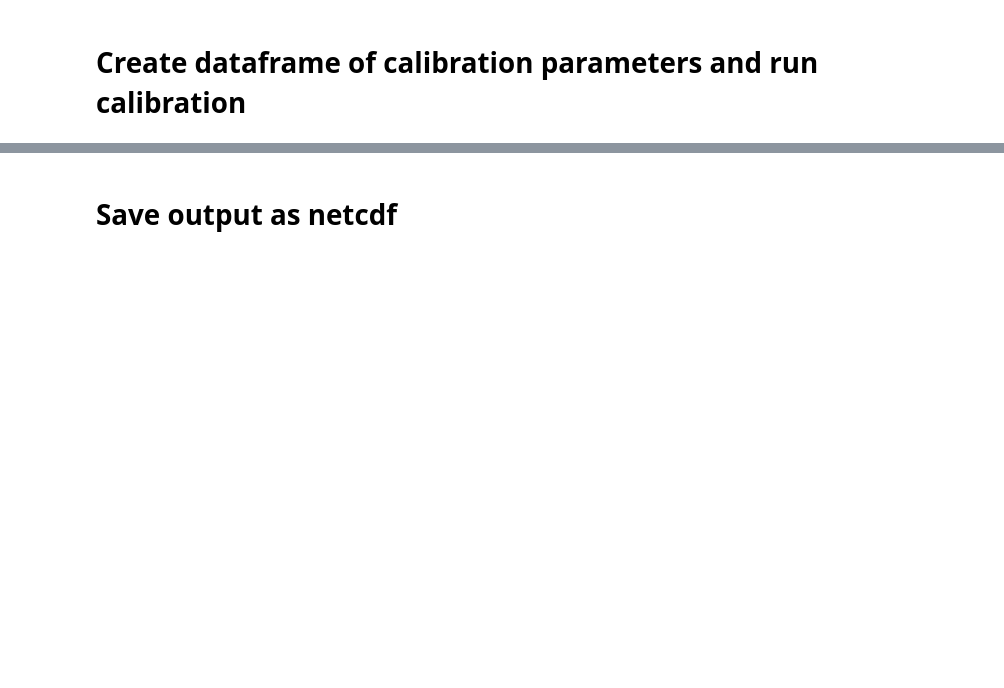
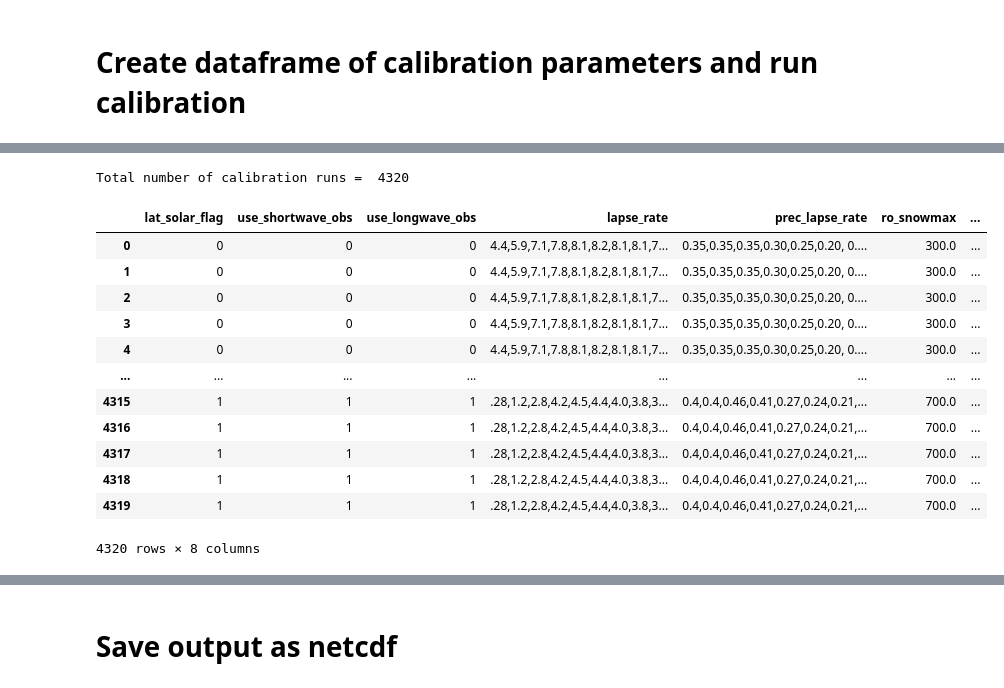
Before and after one commit to snowmodel-tools/calibration_python, a Jupyter notebook: Calibrate_SnowModel.ipynb, the cells around one changed output, grey strips where cells are left out. Saved outputs shown, nothing was run; the diff lists cells and outputs as text; code cells hidden in the pictures; blank space fills up the shorter version.

```diff
--- a/Calibrate_SnowModel.ipynb
+++ b/Calibrate_SnowModel.ipynb
@@ -316,0 +375,65 @@ Wall time: 32.5 ms
+# %%
+#Calibration parameters
+
+#snowfall_frac = [1,2,3]
+#if = 1 ->
+#T_threshold = arange(float(base ['T_threshold'][0])-2,float(base ['T_threshold'][0])+2,1)
+#if = 3 -> base['T_Left,T_Right']
+#figure out how to parse these
+
+#snowfall_frac = [3]
+#T_L_R = [base['T_Left,T_Right'][0],'-2,1','-2,2','-2,3','-1,1','-1,2','-1,3','0,2','0,3']
+
+
+#wind_lapse_rate = arange(float(base ['wind_lapse_rate'][0]),
+#                  float(base ['wind_lapse_rate'][0])+1.5,.5)
+#gap_frac = arange(.2,1,.2)
+
+lat_solar_flag = [0,1]
+
+use_shortwave_obs = [0,1]
+
+use_longwave_obs = [0,1]
+
+lapse_rate= [base['lapse_rate'][0],
+             '.28,1.2,2.8,4.2,4.5,4.4,4.0,3.8,3.7,3.4,2.6,0.87']
+prec_lapse_rate = [base ['prec_lapse_rate'][0],
+                   '0.4,0.4,0.46,0.41,0.27,0.24,0.21,0.17,0.22,0.32,0.43,0.39']
+
+ro_snowmax=arange(float(base ['ro_snowmax'][0])-250,
+                  float(base ['ro_snowmax'][0])+200,50)
+
+cf_precip_scalar=arange(float(base ['cf_precip_scalar'][0])-.3,
+                        float(base ['cf_precip_scalar'][0])+.2,.1)
+# add cf_precip_flag = 3
+ro_adjust=arange(float(base ['ro_adjust'][0])-1,
+                 float(base ['ro_adjust'][0])+2,1)
+
+Total_runs = len(lat_solar_flag) * len(use_shortwave_obs)* \
+len(use_longwave_obs) * len(lapse_rate) * len(prec_lapse_rate) * \
+len(ro_snowmax)*len(cf_precip_scalar)*len(ro_adjust)
+print('Total number of calibration runs = ',Total_runs)
+# %% [output]
+Total number of calibration runs =  4320
+# %%
+parameters = [lat_solar_flag,use_shortwave_obs,use_longwave_obs,lapse_rate,
+              prec_lapse_rate,ro_snowmax,cf_precip_scalar,ro_adjust]
+data = list(itertools.product(*parameters))
+input_params = pd.DataFrame(data,columns=['lat_solar_flag','use_shortwave_obs',
+                                          'use_longwave_obs','lapse_rate','prec_lapse_rate',
+                                          'ro_snowmax','cf_precip_scalar','ro_adjust'])
+input_params
+# %% [output]
+|  | lat_solar_flag | use_shortwave_obs | use_longwave_obs | lapse_rate | prec_lapse_rate | ro_snowmax | ... |
+| 0 | 0 | 0 | 0 | 4.4,5.9,7.1,7.8,8.1,8.2,8.1,8.1,7... | 0.35,0.35,0.35,0.30,0.25,0.20, 0.... | 300.0 | ... |
+| 1 | 0 | 0 | 0 | 4.4,5.9,7.1,7.8,8.1,8.2,8.1,8.1,7... | 0.35,0.35,0.35,0.30,0.25,0.20, 0.... | 300.0 | ... |
+| 2 | 0 | 0 | 0 | 4.4,5.9,7.1,7.8,8.1,8.2,8.1,8.1,7... | 0.35,0.35,0.35,0.30,0.25,0.20, 0.... | 300.0 | ... |
+| 3 | 0 | 0 | 0 | 4.4,5.9,7.1,7.8,8.1,8.2,8.1,8.1,7... | 0.35,0.35,0.35,0.30,0.25,0.20, 0.... | 300.0 | ... |
+| 4 | 0 | 0 | 0 | 4.4,5.9,7.1,7.8,8.1,8.2,8.1,8.1,7... | 0.35,0.35,0.35,0.30,0.25,0.20, 0.... | 300.0 | ... |
+| ... | ... | ... | ... | ... | ... | ... | ... |
+| 4315 | 1 | 1 | 1 | .28,1.2,2.8,4.2,4.5,4.4,4.0,3.8,3... | 0.4,0.4,0.46,0.41,0.27,0.24,0.21,... | 700.0 | ... |
+| 4316 | 1 | 1 | 1 | .28,1.2,2.8,4.2,4.5,4.4,4.0,3.8,3... | 0.4,0.4,0.46,0.41,0.27,0.24,0.21,... | 700.0 | ... |
+| 4317 | 1 | 1 | 1 | .28,1.2,2.8,4.2,4.5,4.4,4.0,3.8,3... | 0.4,0.4,0.46,0.41,0.27,0.24,0.21,... | 700.0 | ... |
+| 4318 | 1 | 1 | 1 | .28,1.2,2.8,4.2,4.5,4.4,4.0,3.8,3... | 0.4,0.4,0.46,0.41,0.27,0.24,0.21,... | 700.0 | ... |
+| 4319 | 1 | 1 | 1 | .28,1.2,2.8,4.2,4.5,4.4,4.0,3.8,3... | 0.4,0.4,0.46,0.41,0.27,0.24,0.21,... | 700.0 | ... |
+4320 rows × 8 columns
```
Also changed, not shown: parts of 38 cells of this notebook, 4 other files.
